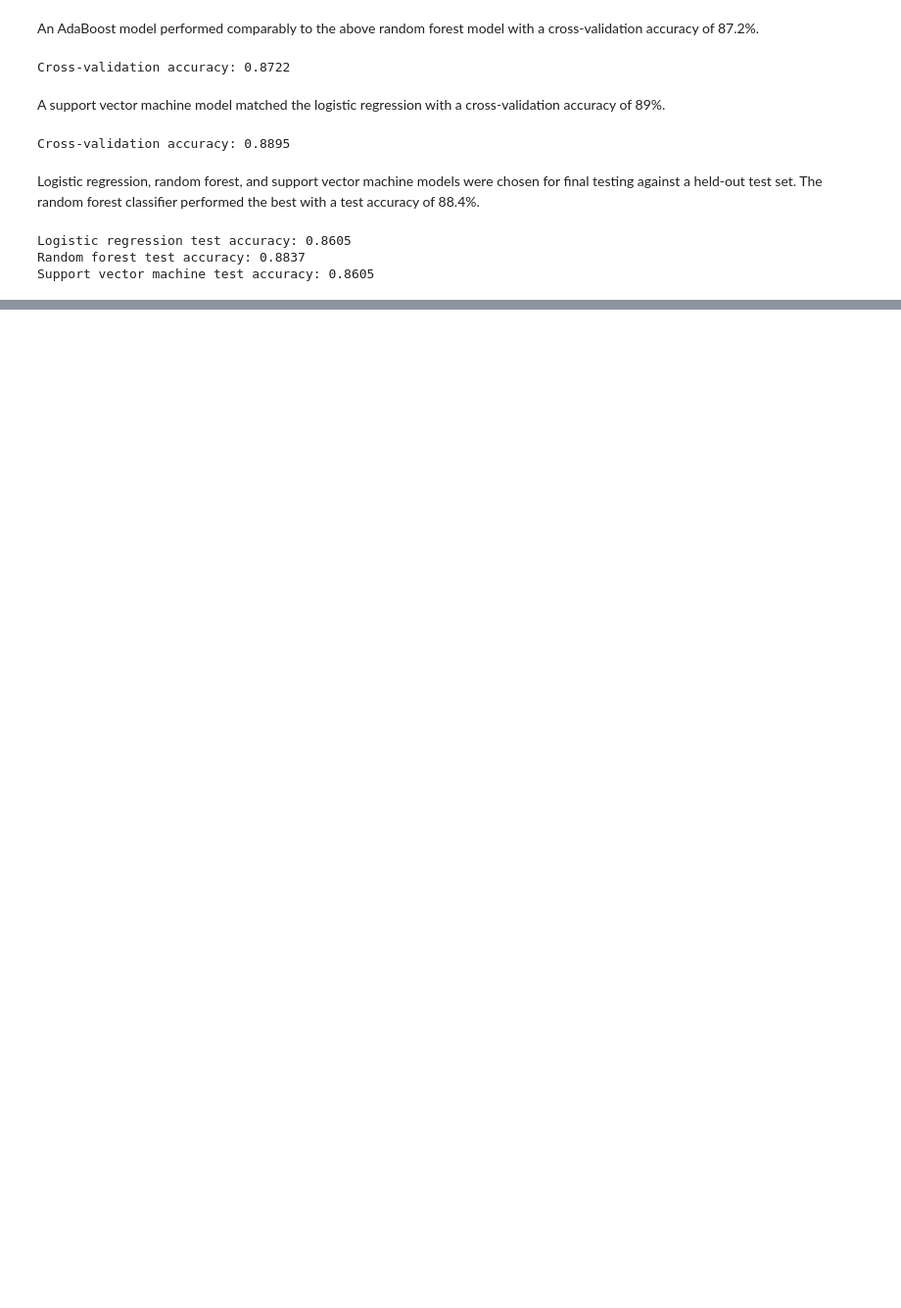
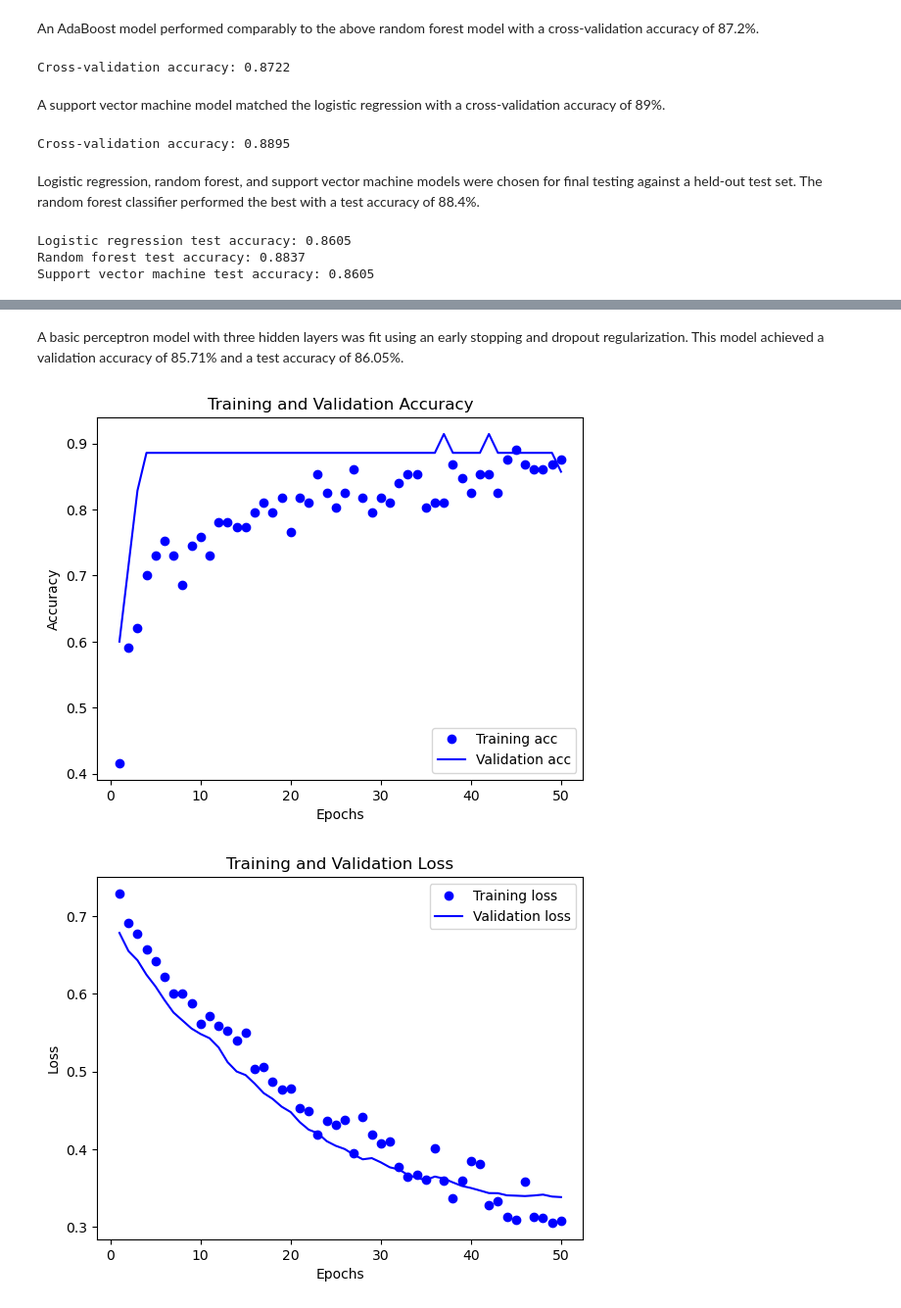
Before and after one commit to akiehl2000/PythonPractice, a Jupyter notebook: JobPlacement/jobsAnalysis.ipynb, the cells around one changed output, grey strips where cells are left out. Shown: that part at 98% size. Saved outputs shown, nothing was run; the diff lists cells and outputs as text; code cells hidden in the pictures; blank space fills up the shorter version.

Commit message:
Apply regularization techniques

```diff
--- a/JobPlacement/jobsAnalysis.ipynb
+++ b/JobPlacement/jobsAnalysis.ipynb
@@ -666,0 +698,75 @@ Epoch 5/5
+# %% [markdown]
+A basic perceptron model with three hidden layers was fit using an early stopping and dropout regularization. This model achieved a validation accuracy of 85.71% and a test accuracy of 86.05%.
+# %%
+# set random seeds
+np.random.seed(462023)
+tf.random.set_seed(4112023)
+
+# dropout rate hyperparameter
+RATE = 0.25
+
+# define model architecture
+model = models.Sequential([
+    Dense(72, activation = 'relu', input_shape = (X_train.shape[1], )),
+    Dropout(rate = RATE),
+    Dense(36, activation = 'relu'),
+    Dropout(rate = RATE),
+    Dense(18, activation = 'relu'),
+    Dropout(rate = RATE),
+    Dense(2, activation = 'sigmoid')
+])
+
+# compile model
+model.compile(optimizer = 'rmsprop',
+              loss = 'binary_crossentropy',
+              metrics = ['accuracy'])
+
+# prepare response vectors
+enc = OneHotEncoder()
+y_trainDL = pd.DataFrame.sparse.from_spmatrix(enc.fit_transform(np.array(y_train).reshape(-1, 1)))
+y_testDL = pd.DataFrame.sparse.from_spmatrix(enc.fit_transform(np.array(y_test).reshape(-1, 1)))
+
+# number of epochs
+EPOCHS = 50
+
+# early stiopping criterion
+early = EarlyStopping(monitor = 'val_loss', mode = 'min', verbose = 1, patience = 3)
+
+# train model
+trained = model.fit(X_train,
+                    y_trainDL,
+                    epochs = EPOCHS,
+                    batch_size = 128,
+                    validation_split = 0.2,
+                    callbacks = early,
+                    verbose = 0)
+
+# prepare model evaluation
+acc = trained.history['accuracy']
+val_acc = trained.history['val_accuracy']
+loss = trained.history['loss']
+val_loss = trained.history['val_loss']
+epochs = range(1, len(acc) + 1)
+
+# plot training accuracy
+plt.plot(epochs, acc, 'bo', label='Training acc')
+plt.plot(epochs, val_acc, 'b', label='Validation acc')
+plt.xlabel('Epochs')
+plt.ylabel('Accuracy')
+plt.title('Training and Validation Accuracy')
+plt.legend()
+plt.figure()
+plt.plot(epochs, loss, 'bo', label='Training loss')
+plt.plot(epochs, val_loss, 'b', label='Validation loss')
+plt.xlabel('Epochs')
+plt.ylabel('Loss')
+plt.title('Training and Validation Loss')
+plt.legend()
+plt.show()
+
+# predict on test set
+test_loss, test_acc = model.evaluate(X_test, y_testDL, verbose = 2)
+print(f"Dropout test accuracy: {round(test_acc * 100, 2)}%")
+# %% [output]
+[figure, added]
+[figure, added]
```
Also changed, not shown: parts of 5 cells of this notebook.
